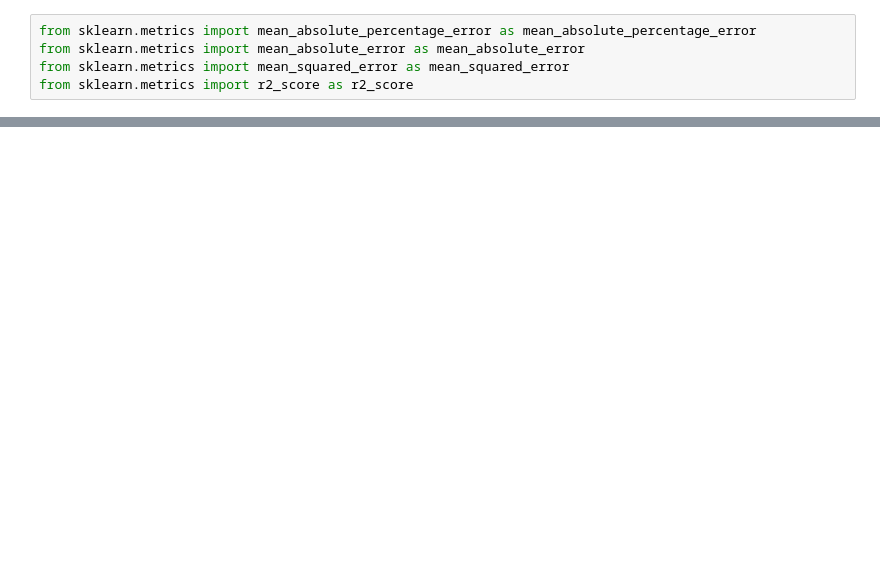
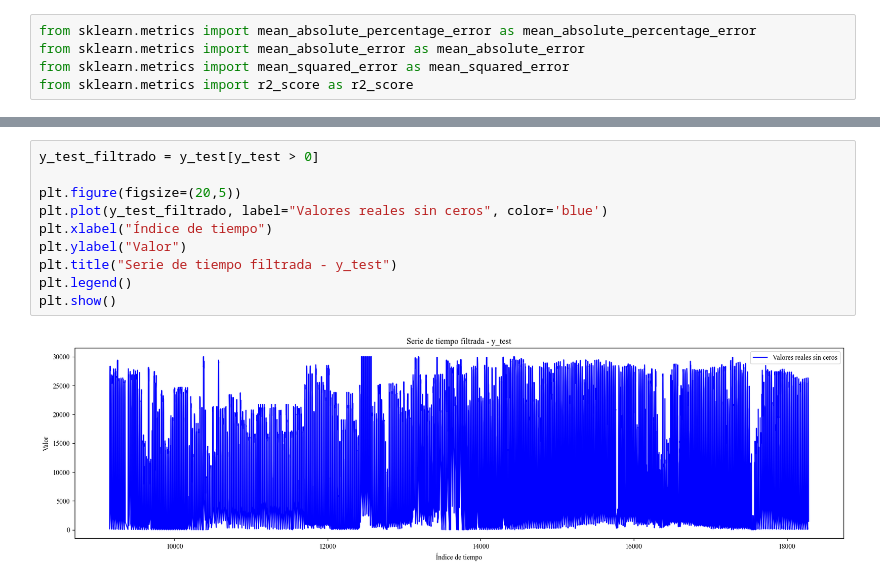
Before and after one commit to ClaudiaGtzD/TesinaMCD, a Jupyter notebook: 03_CTNet.ipynb, the cells around one changed output, grey strips where cells are left out. Saved outputs shown, nothing was run; the diff lists cells and outputs as text; blank space fills up the shorter version.

```diff
--- a/03_CTNet.ipynb
+++ b/03_CTNet.ipynb
@@ -338,0 +443,12 @@ R²: 0.7094
+# %%
+y_test_filtrado = y_test[y_test > 0]
+
+plt.figure(figsize=(20,5))
+plt.plot(y_test_filtrado, label="Valores reales sin ceros", color='blue')
+plt.xlabel("Índice de tiempo")
+plt.ylabel("Valor")
+plt.title("Serie de tiempo filtrada - y_test")
+plt.legend()
+plt.show()
+# %% [output]
+[figure, added]
```
Also changed, not shown: parts of 20 cells of this notebook, 19 other files.
